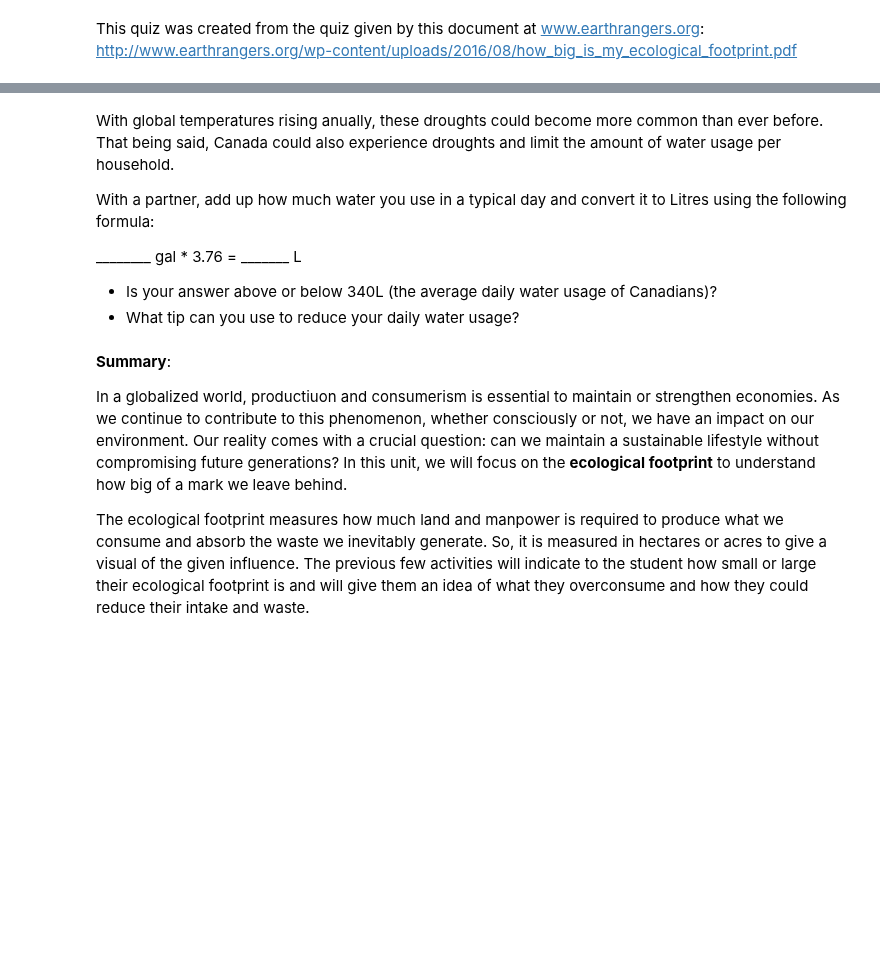
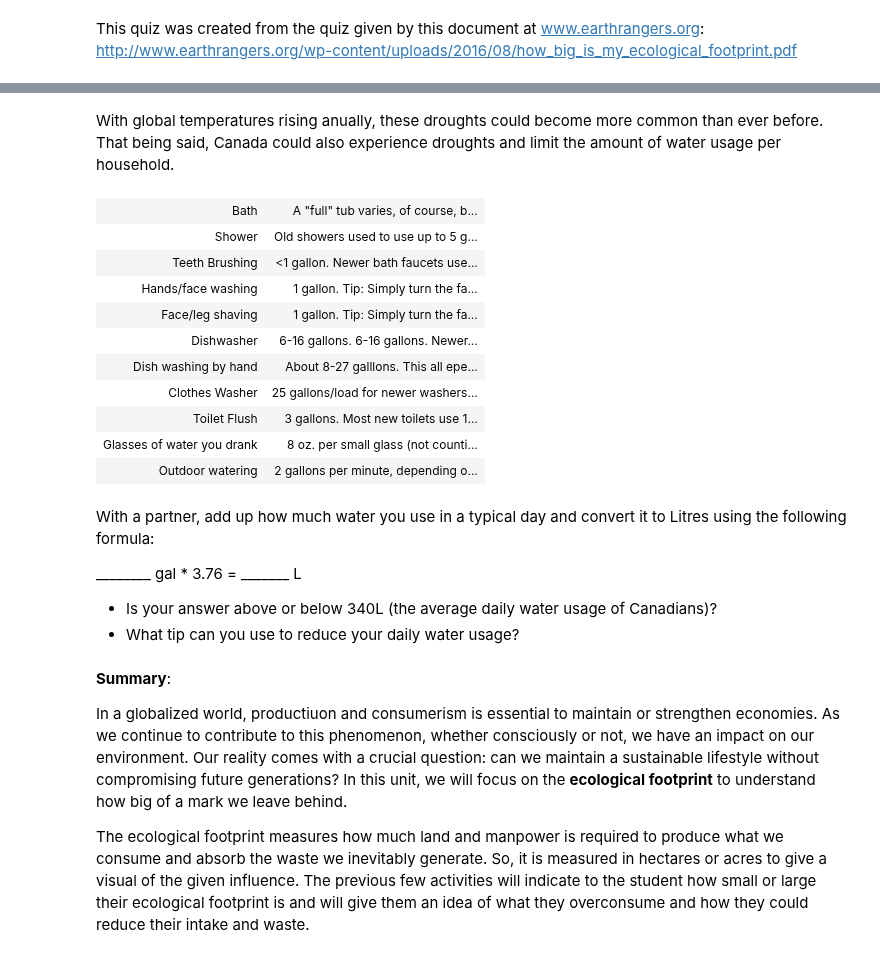
Before and after one commit to ULeth-Math-CS/Callysto, a Jupyter notebook: Nathan/eco/Eco.ipynb, the cells around one changed output, grey strips where cells are left out. Drawn from its saved outputs; the diff is of its cells as text; code cells hidden in the pictures; blank space fills up the shorter version.

```diff
--- a/Nathan/eco/Eco.ipynb
+++ b/Nathan/eco/Eco.ipynb
@@ -592,9 +588,79 @@ Watch this short video produced by the City of Cape Town that explains the crisi
 <iframe width="854" height="480" src="https://www.youtube.com/embed/NbQ4GxUAivk" frameborder="0" allow="autoplay; encrypted-media" allowfullscreen></iframe>
 # %% [output]
 [interactive output not drawn]
+# %% [markdown]
+With global temperatures rising anually, these droughts could become more common than ever before. That being said, Canada could also experience droughts and limit the amount of water usage per household.
+# %%
+%%html
+<link rel="stylesheet" type="text/css" href="css/ecological-footprint.css">
+<div id="water-use-at-home-container">
+    <table>
+        <tbody>
+            <tr>
+                <td class="water-usage-topic">Bath</td>
+                <td>A "full" tub varies, of course, but 36 gallons is a good average amount<br><span style="color: red">Tip: </span>Taking a shower instead of a bath should save a good bit of water.</td>
+            </tr>
+            <tr>
+                <td class="water-usage-topic">Shower</td>
+                <td>Old showers used to use up to 5 gallons of water per minute. Water-saving shower heads produce about 2 gallons per minute.<br><span style="color:red">Tip: </span>Taking a shorter shower using a low-flow showerhead saves lots of water.</td>
+            </tr>
+            <tr>
+                <td class="water-usage-topic">Teeth Brushing</td>
+                <td><1 gallon. Newer bath faucets use about 1 gallon per minute, whereas older models user over 2 gallons per minute.<br><span style="color: red;">Tip: </span>Simply turn the faucet off when brushing your teeth.</td>
+            </tr>
+            <tr>
+                <td class="water-usage-topic">Hands/face washing</td>
+                <td>1 gallon.<br><span style="color: red">Tip: </span>Simply turn the faucet off before drying your hands and face. If you don't mind a brisk wash, don't run the faucet until it gets hot before using it. Installing a faucet-head aerator will also reduce the water flow rate.</td>
+            </tr>
+            <tr>
+                <td class="water-usage-topic">Face/leg shaving</td>
+                <td>1 gallon.<br><span style="color: red">Tip: </span>Simply turn the faucet while shaving.</td>
+            </tr>
+            <tr>
+                <td class="water-usage-topic">Dishwasher</td>
+                <td>6-16 gallons.<br>6-16 gallons. Newer, EnergyStar mdoels use 6 gallons or less per wash cycle, whereas older dishwashers might use up to 16 gallons per cycle.<br><span style="color: red">Tip: </span>EnergyStar dishwashers not only save a lot of water but also save electricity.</td>
+            </tr>
+            <tr>
+                <td class="water-usage-topic">Dish washing by hand</td>
+                <td>About 8-27 galllons. This all epends on how efficient you are at hand-washing dishes. Newer kitchen faucets use aboutr 1.5-2 gallons per minutes, whereas older faucets use more<br><span style="color: red;">Tip: </span>Efficient hand-washing
+                    techniques include installing an aerator in your faucet head and scraping food off, soaking dishes in a basin of soapy water before getting started, and not letting the water run while your wash every dish. It's best to have two basins to work in
+                    --one with hot, soapy water and the other with warm water for a rinse.</td>
+            </tr>
+            <tr>
+                <td class="water-usage-topic">Clothes Washer</td>
+                <td>25 gallons/load for newer washers. Older models might use about 40 gallons per load.<br><span style="color:red">Tip: </span>EnergyStar clothes washers not only save a lot of water but also save electricity.</td>
+            </tr>
+            <tr>
+                <td class="water-usage-topic">Toilet Flush</td>
+                <td>3 gallons. Most new toilets use 1.6 gallons per flush, but many older toilets used about 4 gallons.<br><span style="color: red">Tip: </span>Check for toilet leaks! Adjust the water level in your tank. But, best to install a new low-flow toilet.</td>
+            </tr>
+            <tr>
+                <td class="water-usage-topic">Glasses of water you drank</td>
+                <td>8 oz. per small glass (not counting for Fido or your cats). Also, note that you will using water for cooking.</td>
+            </tr>
+            <tr>
+                <td class="water-usage-topic">Outdoor watering</td>
+                <td>2 gallons per minute, depending on the force of your faucet. This may sound like too much but the large size of lawns and yards means outdoor water use can be a significant use of water.</td>
+            </tr>
+        </tbody>
+    </table>
+</div>
+<script>
+    var tr = d3.select("#water-use-at-home-container").select("table").selectAll("tr").select("td").style("width", "70px");
+</script>
+# %% [output]
+| Bath | A "full" tub varies, of course, b... |
+| Shower | Old showers used to use up to 5 g... |
+| Teeth Brushing | <1 gallon. Newer bath faucets use... |
+| Hands/face washing | 1 gallon. Tip: Simply turn the fa... |
+| Face/leg shaving | 1 gallon. Tip: Simply turn the fa... |
+| Dishwasher | 6-16 gallons. 6-16 gallons. Newer... |
+| Dish washing by hand | About 8-27 galllons. This all epe... |
+| Clothes Washer | 25 gallons/load for newer washers... |
+| Toilet Flush | 3 gallons. Most new toilets use 1... |
+| Glasses of water you drank | 8 oz. per small glass (not counti... |
+| Outdoor watering | 2 gallons per minute, depending o... |
 # %% [markdown]
-With global temperatures rising anually, these droughts could become more common than ever before. That being said, Canada could also experience droughts and limit the amount of water usage per household.
-
 With a partner, add up how much water you use in a typical day and convert it to Litres using the following formula:
 
  ________ gal * 3.76 = _______ L
```
Also changed, not shown: parts of 3 cells of this notebook, 4 other files.
